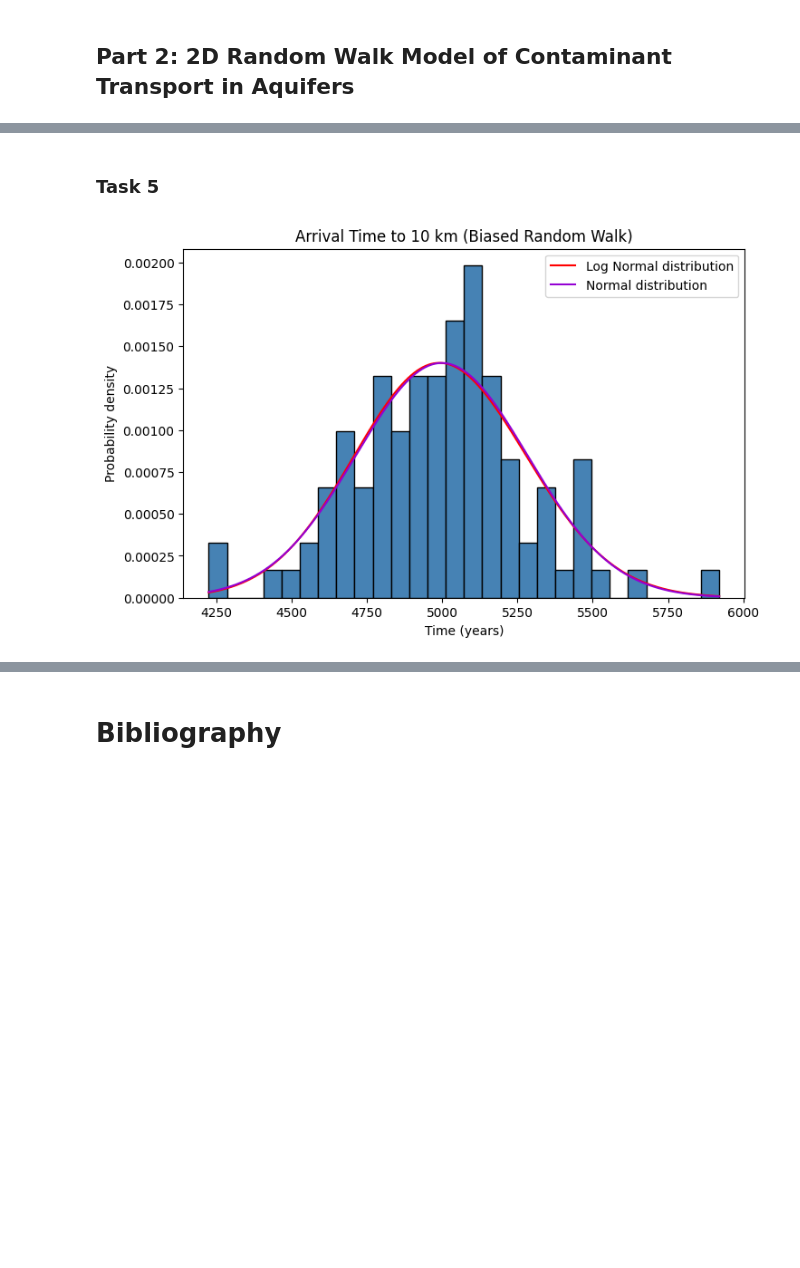
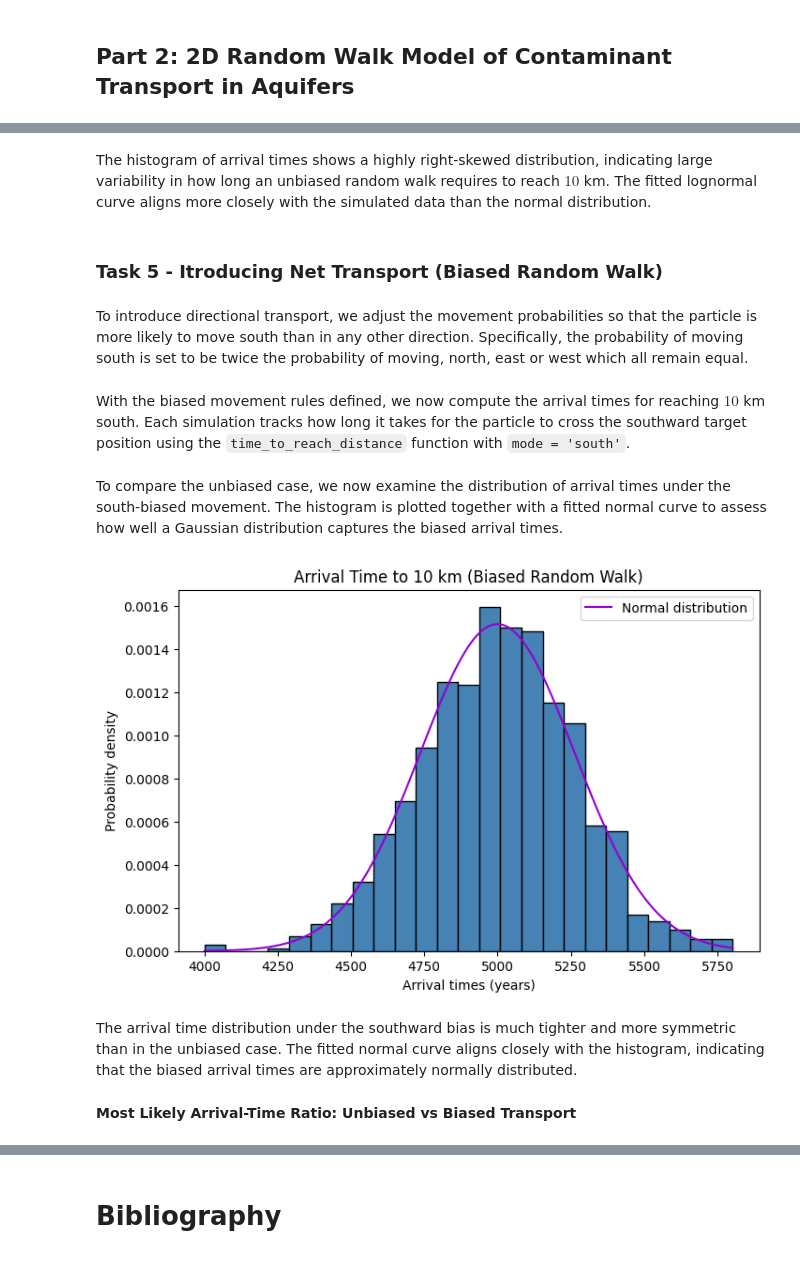
Before and after one commit to simengaasland/MOD510-Projects, a Jupyter notebook: Project 4/Project4_Report.ipynb, the cells around one changed output, grey strips where cells are left out. Drawn from its saved outputs; the diff is of its cells as text; code cells hidden in the pictures; blank space fills up the shorter version.

```diff
--- a/Project 4/Project4_Report.ipynb
+++ b/Project 4/Project4_Report.ipynb
@@ -824,0 +826,2 @@ The minimum time required for the contaminant to reach 10 km is 1000.0 years
+# %%
+directions_4 = [north, south, east, west]
@@ -882,7 +933,14 @@ def time_to_reach_distance_unbiased(distance_to_reach = 1000, start_pos = (1000,
 # %%
 arrival_times_unbiased = []
+distance_to_reach = 10_000
+start_pos_unbiased = (0, 0)
+grid_unit = 10
+directions_unbiased = [north, south, east, west]
 
-n_runs = 100
+n_runs = 50
 
 for i in range(n_runs):
-    arrival_times_unbiased.append(time_to_reach_distance_unbiased(1000, (1000, 1000)))
+    arrival_times_unbiased.append(time_to_reach_distance(distance_to_reach,
+                                                         start_pos_unbiased,
+                                                         grid_unit,
+                                                         directions_unbiased))
@@ -908,2 +972,4 @@ plt.show()
+# %% [markdown]
+The histogram of arrival times shows a highly right-skewed distribution, indicating large variability in how long an unbiased random walk requires to reach $10$ km. The fitted lognormal curve aligns more closely with the simulated data than the normal distribution.
 # %% [markdown]
-### Task 5
+### Task 5 - Itroducing Net Transport (Biased Random Walk)
@@ -949,25 +976,49 @@ def time_to_reach_distance_biased(distance_to_reach = 1000, start_pos = (1000, 1
+# %% [markdown]
+To introduce directional transport, we adjust the movement probabilities so that the particle is more likely to move south than in any other direction. Specifically, the probability of moving south is set to be twice the probability of moving, north, east or west which all remain equal.
+# %%
+start_pos_biased = start_pos_unbiased
+directions_biased = directions_unbiased
+
+probabilities_biased = np.array([0.2,  #North
+                                 0.4,  #South
+                                 0.2,  #East
+                                 0.2]) #West
+
+#Make sure sum of probabilities is 1
+assert np.isclose(probabilities_biased.sum(),1), 'Probabilities must sum to 1'
+# %% [markdown]
+With the biased movement rules defined, we now compute the arrival times for reaching $10$ km south. Each simulation tracks how long it takes for the particle to cross the southward target position using the `time_to_reach_distance` function with `mode = 'south'`.
 # %%
 arrival_times_biased = []
 
-n_runs = 100
+n_runs = 1000
 
 for i in range(n_runs):
-    arrival_times_biased.append(time_to_reach_distance_biased(1000, (1000, 1000)))
+    arrival_times_biased.append(time_to_reach_distance(distance_to_reach,
+                                                       start_pos_biased,
+                                                       grid_unit,
+                                                       directions_biased,
+                                                       probabilities_biased,
+                                                       mode = 'south'))
+# %% [markdown]
+To compare the unbiased case, we now examine the distribution of arrival times under the south-biased movement. The histogram is plotted together with a fitted normal curve to assess how well a Gaussian distribution captures the biased arrival times.
 # %%
 arrival_times_biased = np.array(arrival_times_biased)
-shape, loc, scale = stats.lognorm.fit(arrival_times_biased)
-mu, sigma = arrival_times_biased.mean(), arrival_times_biased.std()
-x = np.linspace(min(arrival_times_biased), max(arrival_times_biased), 1000)
+mu_biased, sigma_biased = arrival_times_biased.mean(), arrival_times_biased.std()
+x_biased = np.linspace(min(arrival_times_biased), max(arrival_times_biased), 1000)
 
 plt.figure(figsize=(8, 5))
-plt.hist(arrival_times_biased, bins=28,density=True, edgecolor='black', color = 'steelblue')
+plt.hist(arrival_times_biased, bins=25, density=True, edgecolor='black', color = 'steelblue')
 plt.title('Arrival Time to 10 km (Biased Random Walk)')
-plt.plot(x, stats.lognorm.pdf(x, shape, loc, scale), color = 'red', label = 'Log Normal distribution')
-plt.plot(x, stats.norm.pdf(x, mu, sigma), color = 'darkviolet', label = 'Normal distribution')
-plt.xlabel('Time (years)')
+plt.plot(x_biased, stats.norm.pdf(x_biased, mu_biased, sigma_biased), color = 'darkviolet', label = 'Normal distribution')
+plt.xlabel('Arrival times (years)')
 plt.ylabel('Probability density')
 plt.legend()
 plt.ticklabel_format(style='plain', axis='x')
 plt.show()
 # %% [output]
-[figure, old version]
+[figure, new version]
+# %% [markdown]
+The arrival time distribution under the southward bias is much tighter and more symmetric than in the unbiased case. The fitted normal curve aligns closely with the histogram, indicating that the biased arrival times are approximately normally distributed.
+# %% [markdown]
+**Most Likely Arrival-Time Ratio: Unbiased vs Biased Transport**
```
Also changed, not shown: parts of 33 cells of this notebook.
